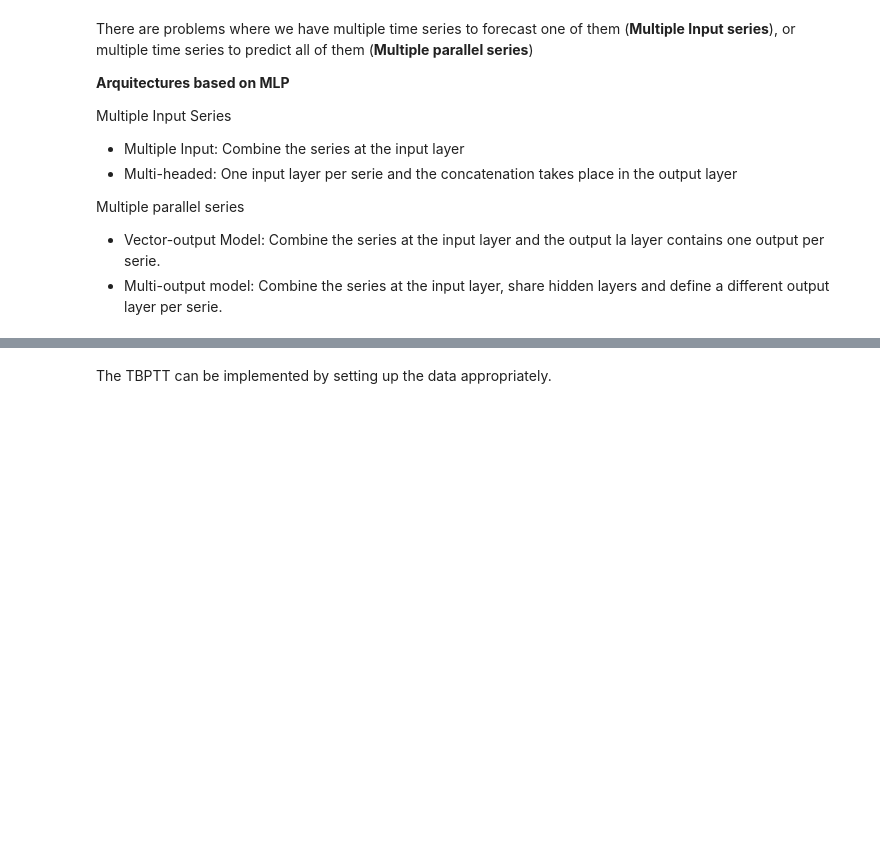
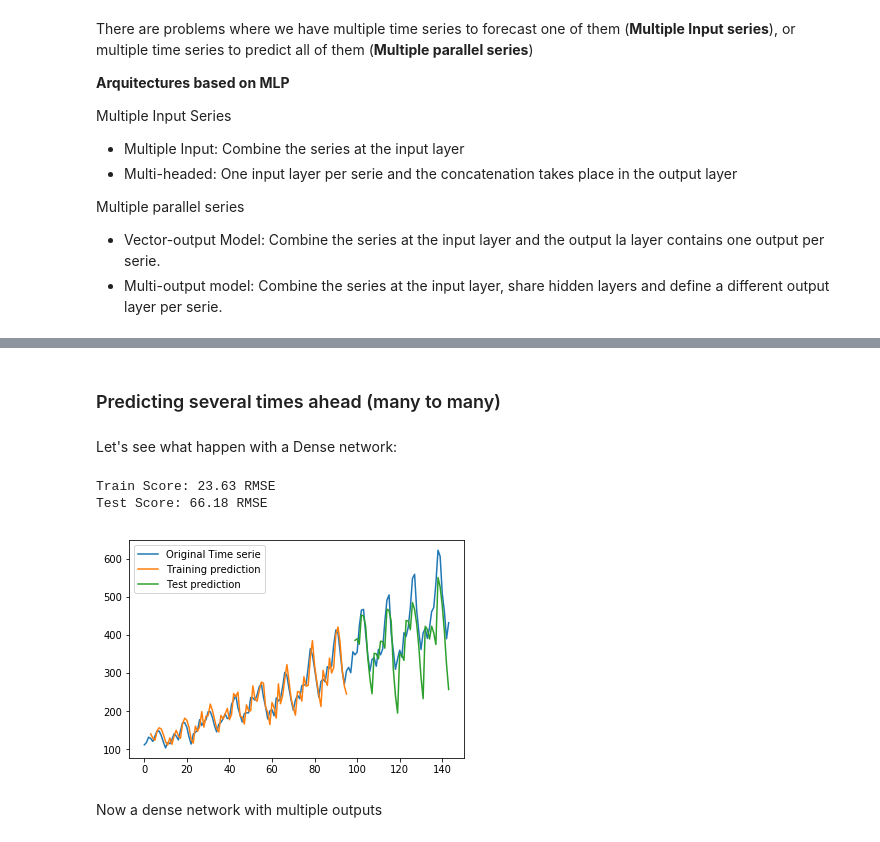
Before and after one commit to rramosp/20191.DL, a Jupyter notebook: U4.1 - Recurrent Neural Networks.ipynb, the cells around one changed output, grey strips where cells are left out. Saved outputs shown, nothing was run; the diff lists cells and outputs as text; code cells hidden in the pictures; blank space fills up the shorter version.

```diff
--- a/U4.1 - Recurrent Neural Networks.ipynb
+++ b/U4.1 - Recurrent Neural Networks.ipynb
@@ -286,2 +321,17 @@ When the sequences are very long (thousands of points), the network training can
-# %% [markdown]
-The TBPTT can be implemented by setting up the data appropriately.
+# %% [markdown]
+### Predicting several times ahead (many to many)
+# %% [markdown]
+Let's see what happen with a Dense network:
+# %%
+look_back = 3;
+time_ahead = 3
+X_train, y_train = split_sequence(trainN, look_back)
+X_test, y_test = create_datasetMultipleTimesBackAhead(testN, n_steps_out=time_ahead, n_steps_in = look_back, overlap = time_ahead)
+trainPredict, testPredict = EstimaRMSE_MultiStep(model3,X_train,X_test,y_train,y_test,scaler,look_back,time_ahead)
+PintaResultado(dataset,trainPredict,testPredict,look_back)
+# %% [output]
+Train Score: 23.63 RMSE
+Test Score: 66.18 RMSE
+[figure, added]
+# %% [markdown]
+Now a dense network with multiple outputs
```
Also changed, not shown: parts of 37 cells of this notebook, 12 other files.
